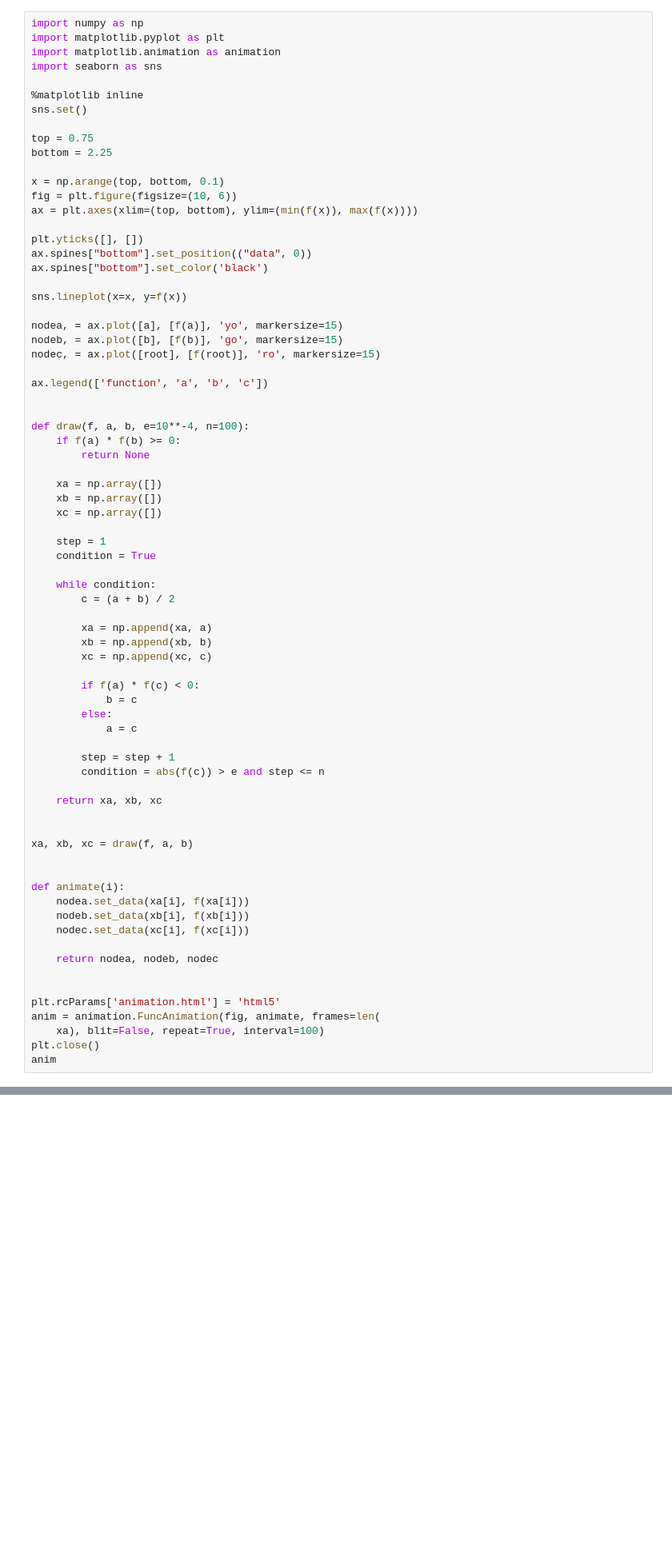
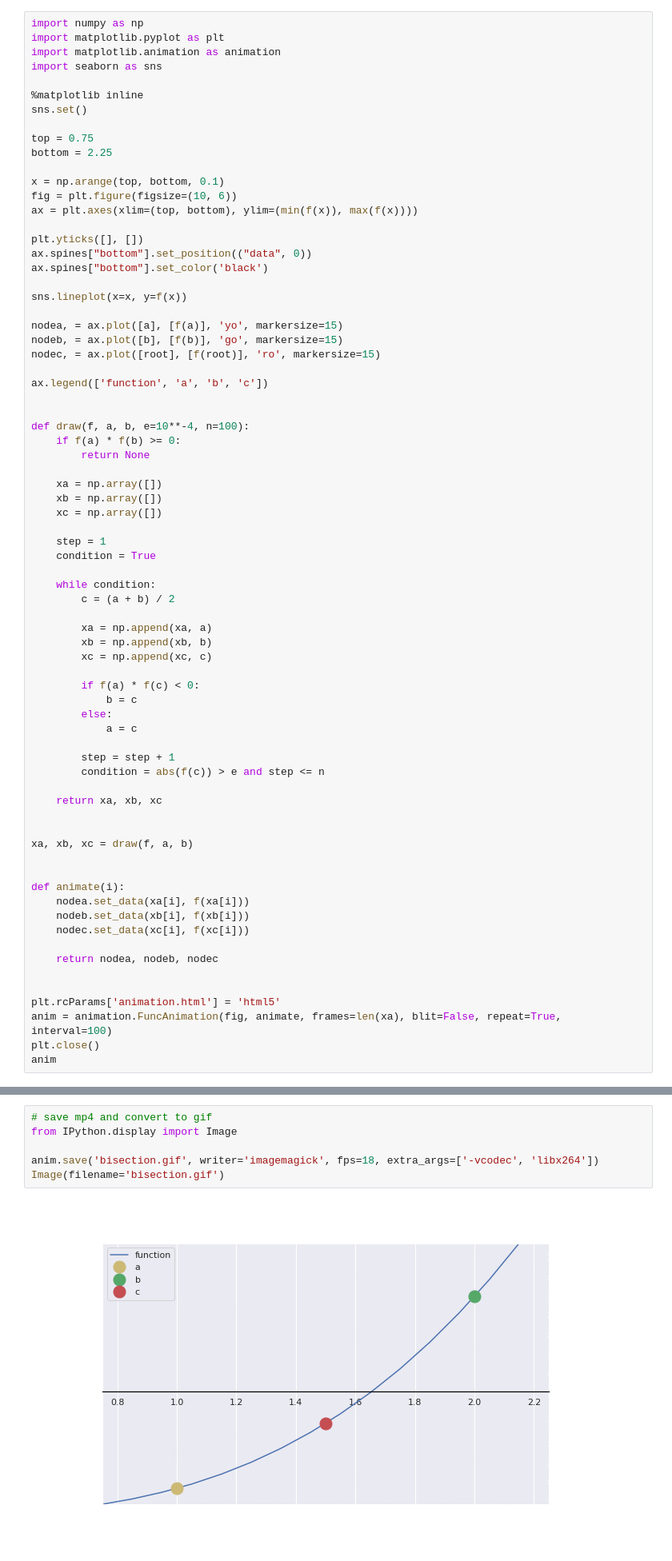
Before and after one commit to sooluh/metnum-uwu, a Jupyter notebook: task1/bisection.ipynb, the cells around one changed output, grey strips where cells are left out. Shown: that part at 80% size. Saved outputs shown, nothing was run; the diff lists cells and outputs as text; blank space fills up the shorter version.

```diff
--- a/task1/bisection.ipynb
+++ b/task1/bisection.ipynb
@@ -257,9 +262,16 @@ def animate(i):
 
 
 plt.rcParams['animation.html'] = 'html5'
-anim = animation.FuncAnimation(fig, animate, frames=len(
-    xa), blit=False, repeat=True, interval=100)
+anim = animation.FuncAnimation(fig, animate, frames=len(xa), blit=False, repeat=True, interval=100)
 plt.close()
 anim
 # %% [output]
 <matplotlib.animation.FuncAnimation at 0x...>
+# %%
+# save mp4 and convert to gif
+from IPython.display import Image
+
+anim.save('bisection.gif', writer='imagemagick', fps=18, extra_args=['-vcodec', 'libx264'])
+Image(filename='bisection.gif')
+# %% [output]
+[figure, added]
```
Also changed, not shown: parts of 2 cells of this notebook, 4 other files.
